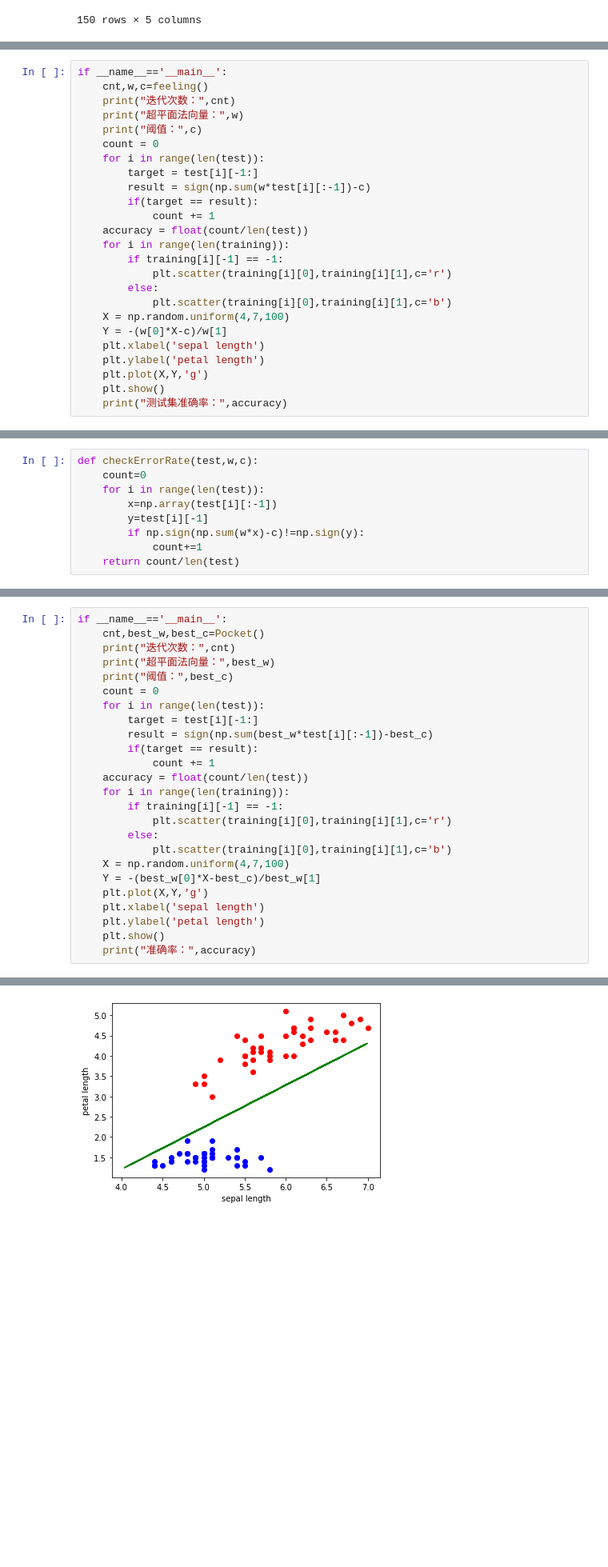
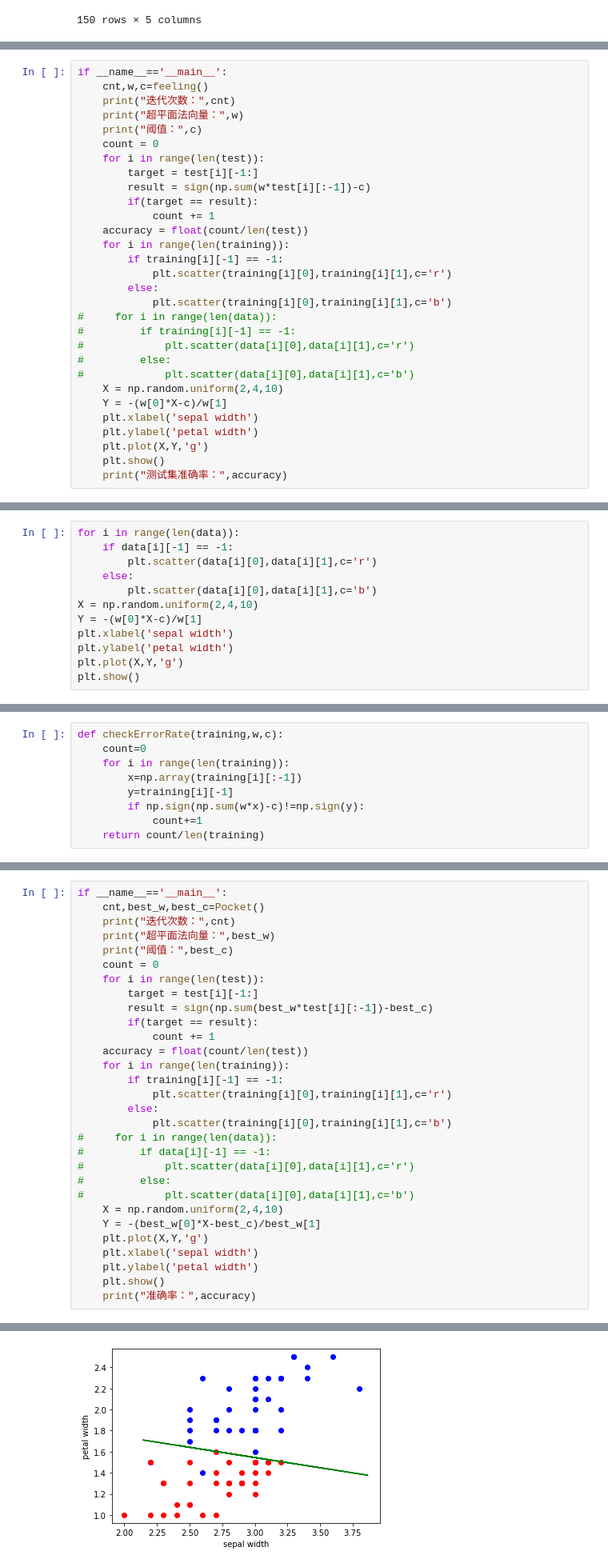
Before and after one commit to ZZh2333/NeuralNetworkAndDeepLearning, a Jupyter notebook: 3-24homework/homeworkv1.ipynb, the cells around one changed output, grey strips where cells are left out. Shown at 80% size. Drawn from its saved outputs; the diff is of its cells as text; blank space fills up the shorter version.

```diff
--- a/3-24homework/homeworkv1.ipynb
+++ b/3-24homework/homeworkv1.ipynb
@@ -195,10 +193,15 @@ if __name__=='__main__':
             plt.scatter(training[i][0],training[i][1],c='r')
         else:
             plt.scatter(training[i][0],training[i][1],c='b')
-    X = np.random.uniform(4,7,100)
+#     for i in range(len(data)):
+#         if training[i][-1] == -1:
+#             plt.scatter(data[i][0],data[i][1],c='r')
+#         else:
+#             plt.scatter(data[i][0],data[i][1],c='b')
+    X = np.random.uniform(2,4,10)
     Y = -(w[0]*X-c)/w[1]
-    plt.xlabel('sepal length')
-    plt.ylabel('petal length')
+    plt.xlabel('sepal width')
+    plt.ylabel('petal width')
     plt.plot(X,Y,'g')
     plt.show()
     print("测试集准确率：",accuracy)
@@ -210,0 +214,12 @@ if __name__=='__main__':
+# %%
+for i in range(len(data)):
+    if data[i][-1] == -1:
+        plt.scatter(data[i][0],data[i][1],c='r')
+    else:
+        plt.scatter(data[i][0],data[i][1],c='b')
+X = np.random.uniform(2,4,10)
+Y = -(w[0]*X-c)/w[1]
+plt.xlabel('sepal width')
+plt.ylabel('petal width')
+plt.plot(X,Y,'g')
+plt.show()
@@ -211,14 +228,14 @@ if __name__=='__main__':
 # %% [markdown]
 # 二、口袋算法
 # %%
-def checkErrorRate(test,w,c):
+def checkErrorRate(training,w,c):
     count=0
-    for i in range(len(test)):
-        x=np.array(test[i][:-1])
-        y=test[i][-1]
+    for i in range(len(training)):
+        x=np.array(training[i][:-1])
+        y=training[i][-1]
         if np.sign(np.sum(w*x)-c)!=np.sign(y):
             count+=1
-    return count/len(test)
+    return count/len(training)
 # %%
 def Pocket():
     w = np.zeros(2)
@@ -268,11 +285,16 @@ if __name__=='__main__':
             plt.scatter(training[i][0],training[i][1],c='r')
         else:
             plt.scatter(training[i][0],training[i][1],c='b')
-    X = np.random.uniform(4,7,100)
+#     for i in range(len(data)):
+#         if data[i][-1] == -1:
+#             plt.scatter(data[i][0],data[i][1],c='r')
+#         else:
+#             plt.scatter(data[i][0],data[i][1],c='b')
+    X = np.random.uniform(2,4,10)
     Y = -(best_w[0]*X-best_c)/best_w[1]
     plt.plot(X,Y,'g')
-    plt.xlabel('sepal length')
-    plt.ylabel('petal length')
+    plt.xlabel('sepal width')
+    plt.ylabel('petal width')
     plt.show()
     print("准确率：",accuracy)
 # %% [output]
@@ -281,2 +303,2 @@ if __name__=='__main__':
 阈值： 1.1400000000000001
-[figure, old version]
+[figure, new version]
```
Also changed, not shown: parts of 13 cells of this notebook.
